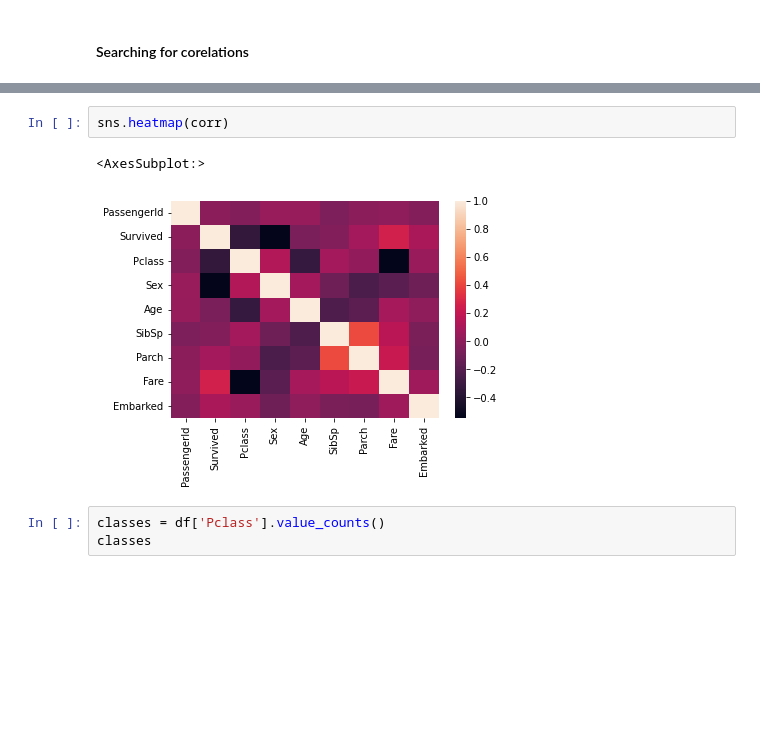
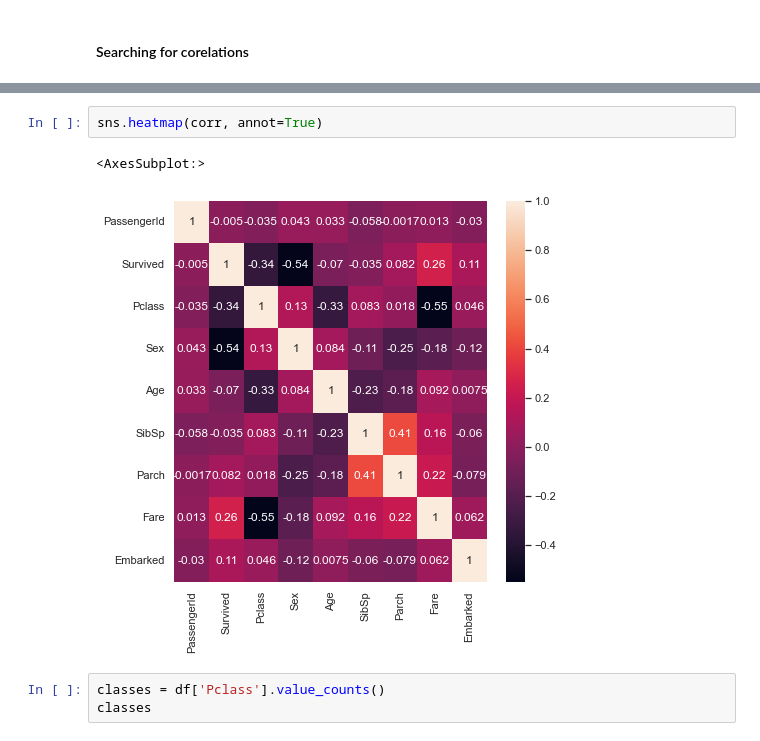
Before and after one commit to dan-ski/Titanic, a Jupyter notebook: Titanic.ipynb, the cells around one changed output, grey strips where cells are left out. Drawn from its saved outputs; the diff is of its cells as text; blank space fills up the shorter version.

```diff
--- a/Titanic.ipynb
+++ b/Titanic.ipynb
@@ -189,10 +189,10 @@ corr
 | Fare | 0.012658 | 0.257307 | -0.549500 | -0.182333 | 0.091566 | 0.159651 | 0.216225 | 1.000000 | 0.062142 |
 | Embarked | -0.030467 | 0.106811 | 0.045702 | -0.116569 | 0.007461 | -0.059961 | -0.078665 | 0.062142 | 1.000000 |
 # %%
-sns.heatmap(corr)
+sns.heatmap(corr, annot=True)
 # %% [output]
 <AxesSubplot:>
-[figure, old version]
+[figure, new version]
 # %%
 classes = df['Pclass'].value_counts()
 classes
```
Also changed, not shown: parts of 34 cells of this notebook.
